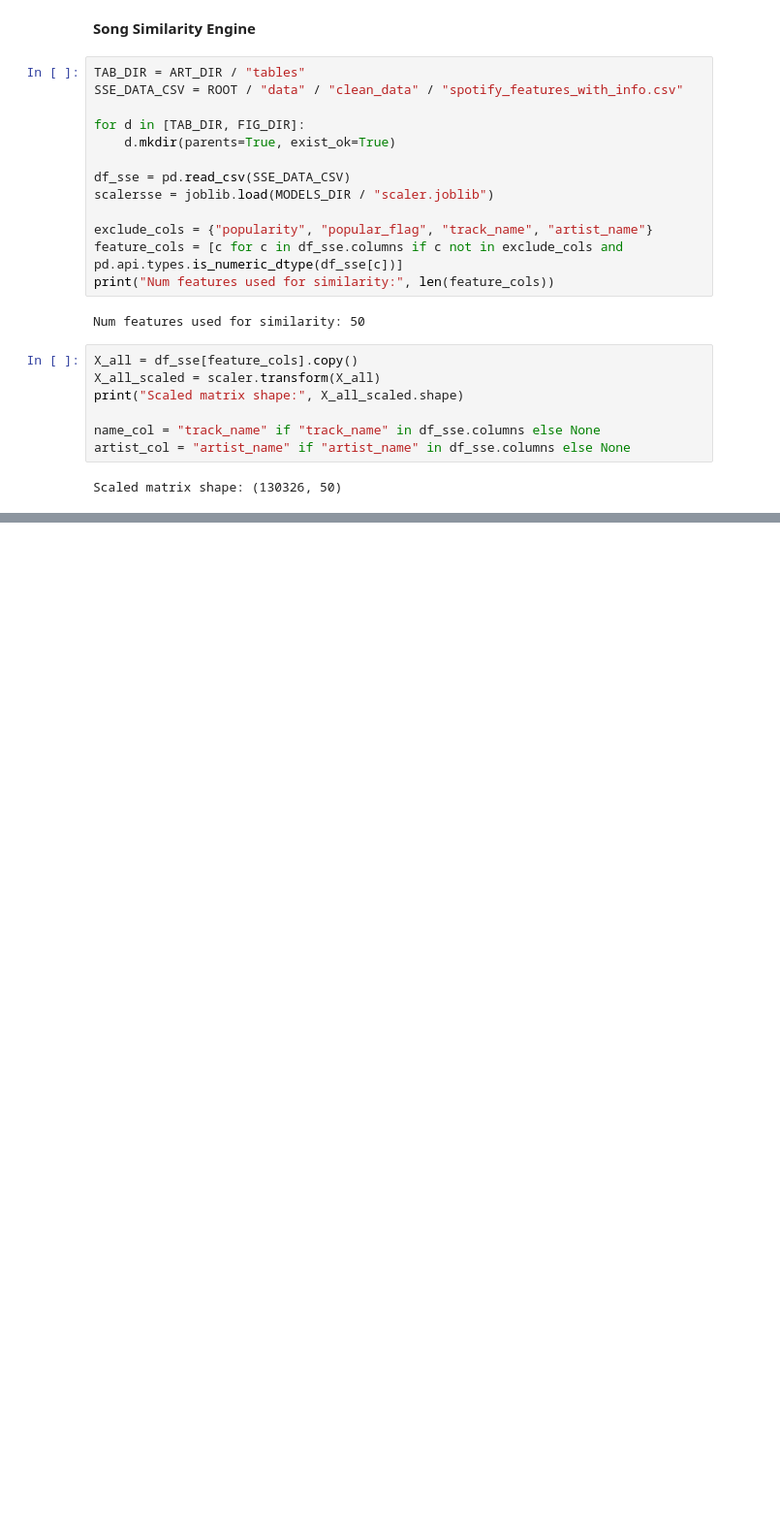
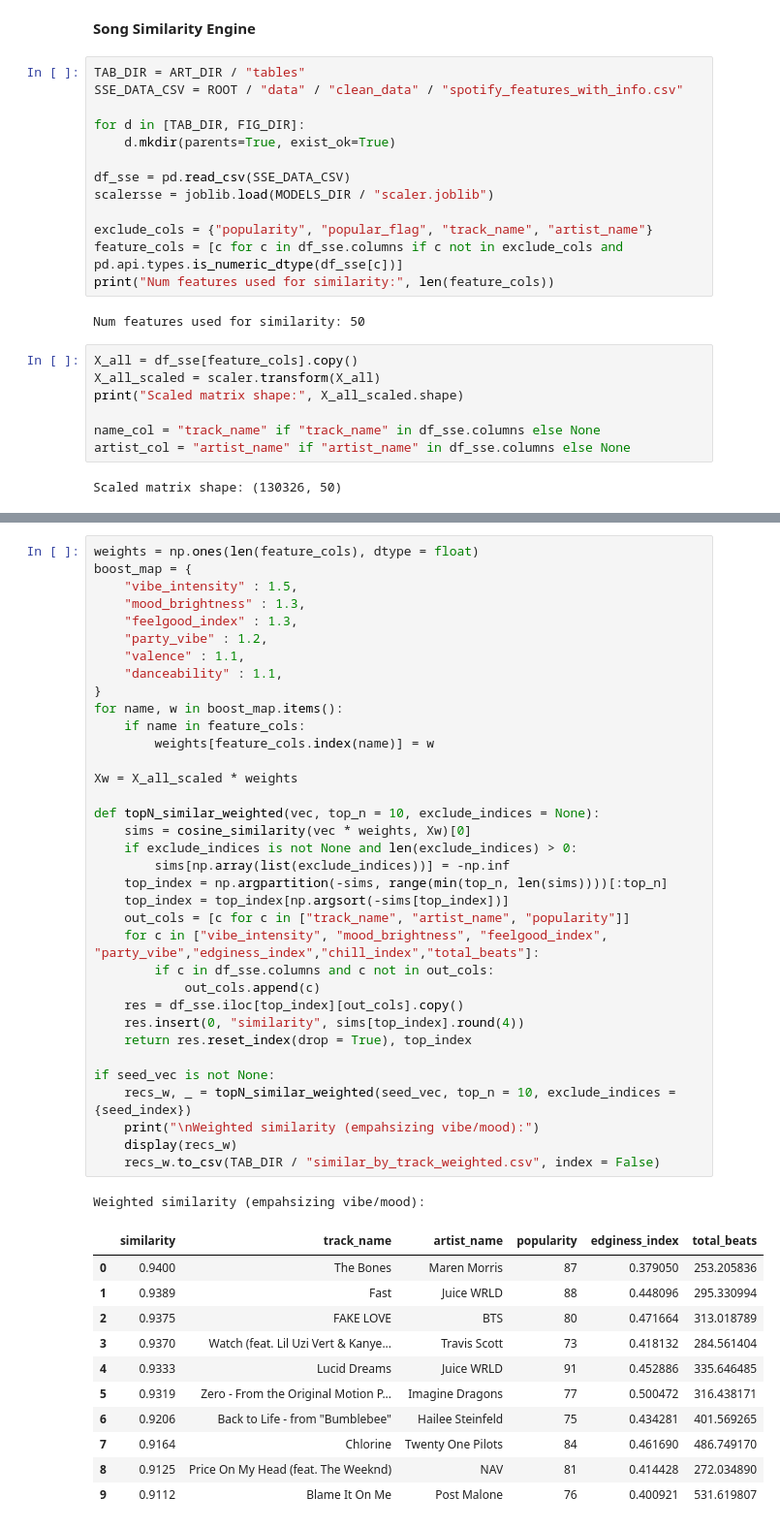
Before and after one commit to haydenchang/spotify-MRS, a Jupyter notebook: models/modeling.ipynb, the cells around one changed output, grey strips where cells are left out. Shown at 97% size. Cells and saved outputs as stored; diff of their text form; blank space fills up the shorter version.

```diff
--- a/models/modeling.ipynb
+++ b/models/modeling.ipynb
@@ -416,0 +515,48 @@ def get_track_vector(track_query, artist_query = None):
+# %%
+weights = np.ones(len(feature_cols), dtype = float)
+boost_map = {
+    "vibe_intensity" : 1.5,
+    "mood_brightness" : 1.3,
+    "feelgood_index" : 1.3,
+    "party_vibe" : 1.2,
+    "valence" : 1.1,
+    "danceability" : 1.1,
+}
+for name, w in boost_map.items():
+    if name in feature_cols:
+        weights[feature_cols.index(name)] = w
+
+Xw = X_all_scaled * weights
+
+def topN_similar_weighted(vec, top_n = 10, exclude_indices = None):
+    sims = cosine_similarity(vec * weights, Xw)[0]
+    if exclude_indices is not None and len(exclude_indices) > 0:
+        sims[np.array(list(exclude_indices))] = -np.inf
+    top_index = np.argpartition(-sims, range(min(top_n, len(sims))))[:top_n]
+    top_index = top_index[np.argsort(-sims[top_index])]
+    out_cols = [c for c in ["track_name", "artist_name", "popularity"]]
+    for c in ["vibe_intensity", "mood_brightness", "feelgood_index", "party_vibe","edginess_index","chill_index","total_beats"]:
+        if c in df_sse.columns and c not in out_cols:
+            out_cols.append(c)
+    res = df_sse.iloc[top_index][out_cols].copy()
+    res.insert(0, "similarity", sims[top_index].round(4))
+    return res.reset_index(drop = True), top_index
+
+if seed_vec is not None:
+    recs_w, _ = topN_similar_weighted(seed_vec, top_n = 10, exclude_indices = {seed_index})
+    print("\nWeighted similarity (empahsizing vibe/mood):")
+    display(recs_w)
+    recs_w.to_csv(TAB_DIR / "similar_by_track_weighted.csv", index = False)
+# %% [output]
+Weighted similarity (empahsizing vibe/mood):
+|  | similarity | track_name | artist_name | popularity | edginess_index | total_beats |
+| 0 | 0.9400 | The Bones | Maren Morris | 87 | 0.379050 | 253.205836 |
+| 1 | 0.9389 | Fast | Juice WRLD | 88 | 0.448096 | 295.330994 |
+| 2 | 0.9375 | FAKE LOVE | BTS | 80 | 0.471664 | 313.018789 |
+| 3 | 0.9370 | Watch (feat. Lil Uzi Vert & Kanye... | Travis Scott | 73 | 0.418132 | 284.561404 |
+| 4 | 0.9333 | Lucid Dreams | Juice WRLD | 91 | 0.452886 | 335.646485 |
+| 5 | 0.9319 | Zero - From the Original Motion P... | Imagine Dragons | 77 | 0.500472 | 316.438171 |
+| 6 | 0.9206 | Back to Life - from "Bumblebee" | Hailee Steinfeld | 75 | 0.434281 | 401.569265 |
+| 7 | 0.9164 | Chlorine | Twenty One Pilots | 84 | 0.461690 | 486.749170 |
+| 8 | 0.9125 | Price On My Head (feat. The Weeknd) | NAV | 81 | 0.414428 | 272.034890 |
+| 9 | 0.9112 | Blame It On Me | Post Malone | 76 | 0.400921 | 531.619807 |
```
Also changed, not shown: parts of 7 cells of this notebook, 4 other files.
